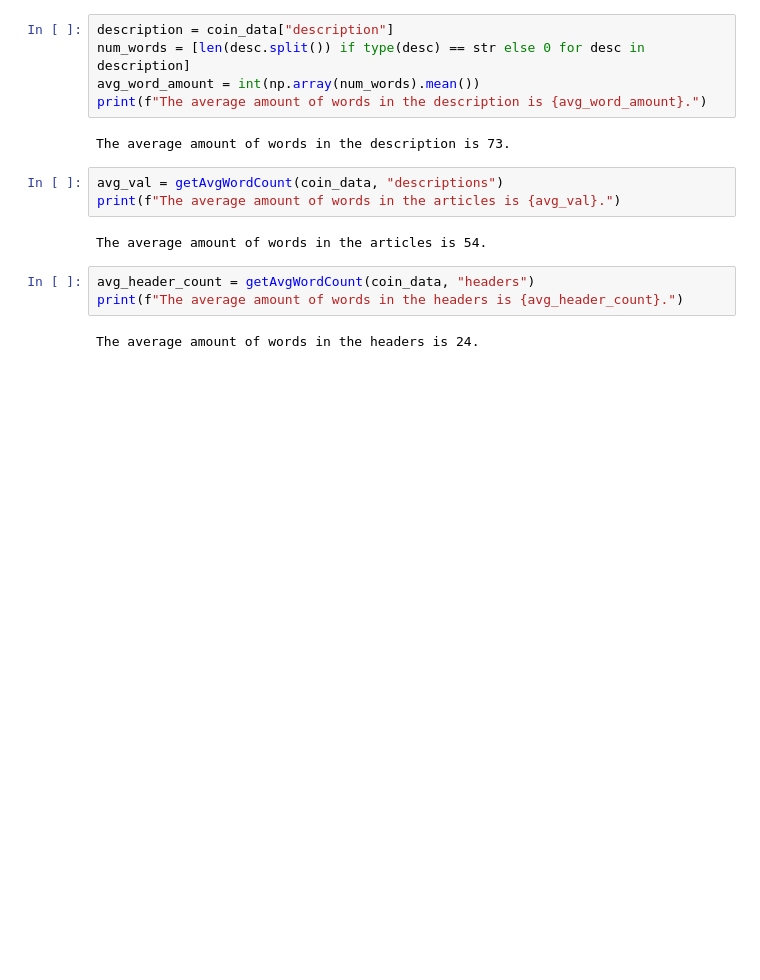
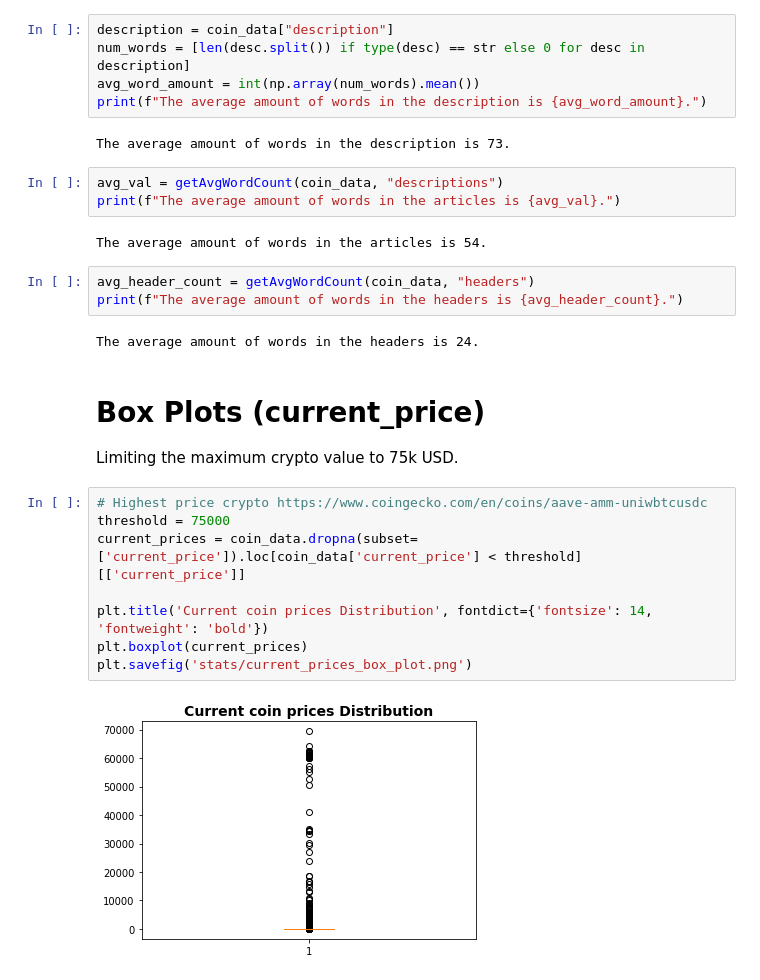
Before and after one commit to 2dukes/PROJ_PRI_2122, a Jupyter notebook: Statistics.ipynb, the cells around one changed output. Drawn from its saved outputs; the diff is of its cells as text; blank space fills up the shorter version.

Commit message:
Fixed merging error. Added current_prices boxplot. Updated Statistics notebook to only use clean_coins.csv

```diff
--- a/Statistics.ipynb
+++ b/Statistics.ipynb
@@ -144,3 +142,16 @@ avg_header_count = getAvgWordCount(coin_data, "headers")
 print(f"The average amount of words in the headers is {avg_header_count}.")
 # %% [output]
 The average amount of words in the headers is 24.
+# %% [markdown]
+# Box Plots (current_price)
+Limiting the maximum crypto value to 75k USD.
+# %%
+# Highest price crypto https://www.coingecko.com/en/coins/aave-amm-uniwbtcusdc
+threshold = 75000
+current_prices = coin_data.dropna(subset=['current_price']).loc[coin_data['current_price'] < threshold][['current_price']]
+
+plt.title('Current coin prices Distribution', fontdict={'fontsize': 14, 'fontweight': 'bold'})
+plt.boxplot(current_prices)
+plt.savefig('stats/current_prices_box_plot.png')
+# %% [output]
+[figure, added]
```
Also changed, not shown: parts of 4 cells of this notebook, 13 other files.
